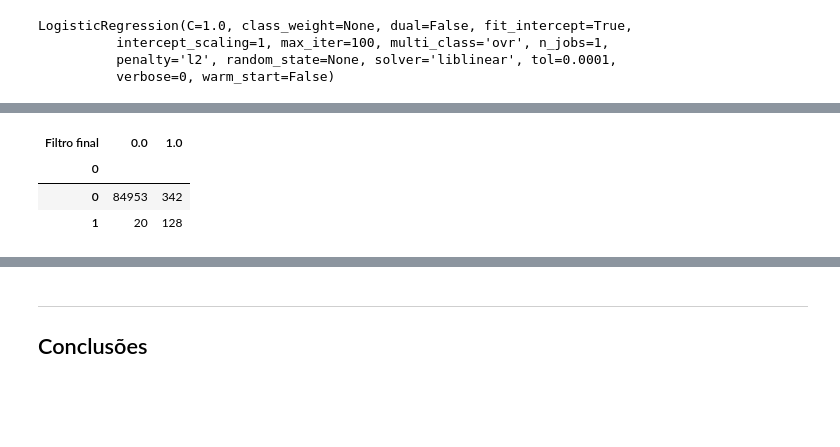
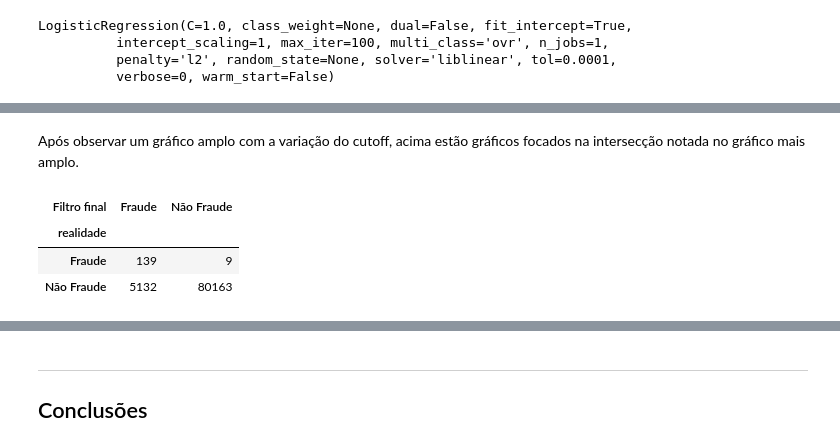
Before and after one commit to gabriellm1/Projeto3_CD, a Jupyter notebook: Projeto3.ipynb, the cells around one changed output, grey strips where cells are left out. Drawn from its saved outputs; the diff is of its cells as text; code cells hidden in the pictures; blank space fills up the shorter version.

```diff
--- a/Projeto3.ipynb
+++ b/Projeto3.ipynb
@@ -190,0 +204,30 @@ probs_frame[(probs_frame['Classificação Real']==1) & (probs_frame['Classifica
+# %%
+#graficos de analise do cut offverdpos_list = []
+
+verdneg_list = []
+falpos_list = []
+falneg_list = []
+verdpos_list = []
+
+cutoff_lista = np.arange(0.001,0.002,0.0001)
+
+for cutoff in cutoff_lista:
+    for index, row in probs_frame2.iterrows():
+        i = probs_frame2.index.get_loc(index)
+        if probs[i][1]<cutoff:
+            probs_frame2.loc[index, 'Filtro final'] = 'Não Fraude'
+        if probs[i][1]>cutoff:
+            probs_frame2.loc[index, 'Filtro final'] = 'Fraude'
+
+    Comparativo_final= pd.crosstab(classe_teste[0],probs_frame2['Filtro final'])
+
+    falpos = (Comparativo_final.values[1,1]/(Comparativo_final.values[1,1]+Comparativo_final.values[1,0]))*100
+    verdpos = (Comparativo_final.values[0,1]/(Comparativo_final.values[0,0]+Comparativo_final.values[0,1]))*100
+    falneg = (Comparativo_final.values[0,0]/(Comparativo_final.values[0,0]+Comparativo_final.values[0,1]))*100
+    verdneg = (Comparativo_final.values[1,0]/(Comparativo_final.values[1,1]+Comparativo_final.values[1,0]))*100
+
+
+    verdpos_list.append(verdpos)
+    verdneg_list.append(verdneg)
+    falpos_list.append(falpos)
+    falneg_list.append(falneg)
@@ -191,15 +256,17 @@ probs_frame[(probs_frame['Classificação Real']==1) & (probs_frame['Classifica
+# %% [markdown]
+Após observar um gráfico amplo com a variação do cutoff, acima estão gráficos focados na intersecção notada no gráfico mais amplo.
 # %%
-for index, row in probs_frame.iterrows():
-    i = probs_frame.index.get_loc(index)
-    if probs[i][1]<0.008:
-        probs_frame.loc[index, 'Filtro final'] = 0
-    if probs[i][1]>0.008:
-        probs_frame.loc[index, 'Filtro final'] = 1
+for index, row in probs_frame2.iterrows():
+    i = probs_frame2.index.get_loc(index)
+    if probs[i][1]<0.0015:
+        probs_frame2.loc[index, 'Filtro final'] = 'Não Fraude'
+    if probs[i][1]>0.0015:
+        probs_frame2.loc[index, 'Filtro final'] = 'Fraude'
 # %%
-Comparativo_select= pd.crosstab(classe_teste[0],probs_frame['Filtro final'])
+Comparativo_select= pd.crosstab(classe_teste['realidade'],probs_frame2['Filtro final'])
 Comparativo_select
 # %% [output]
-| Filtro final | 0.0 | 1.0 |
-| 0 |  |  |
-| 0 | 84953 | 342 |
-| 1 | 20 | 128 |
+| Filtro final | Fraude | Não Fraude |
+| realidade |  |  |
+| Fraude | 139 | 9 |
+| Não Fraude | 5132 | 80163 |
```
Also changed, not shown: parts of 35 cells of this notebook.
